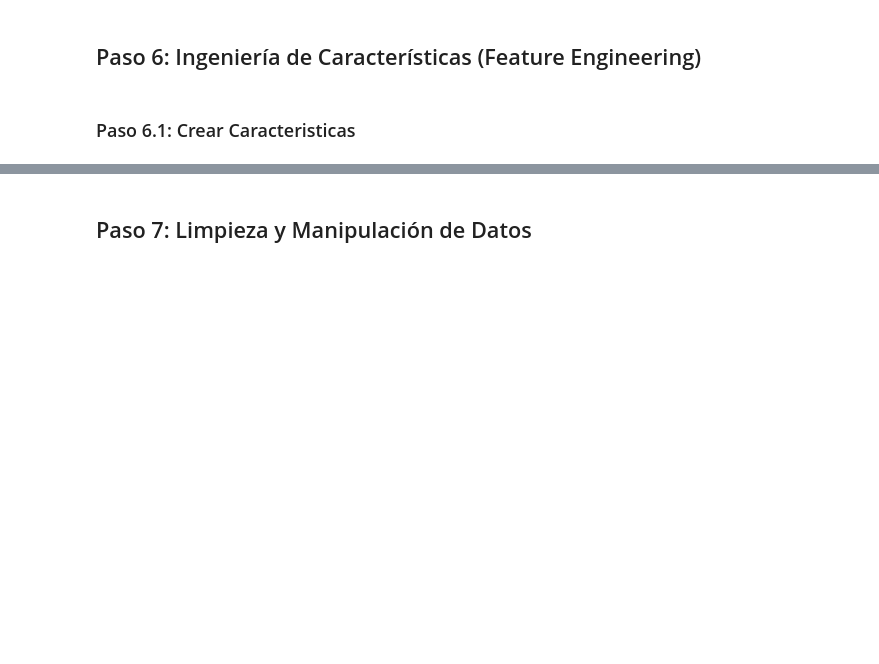
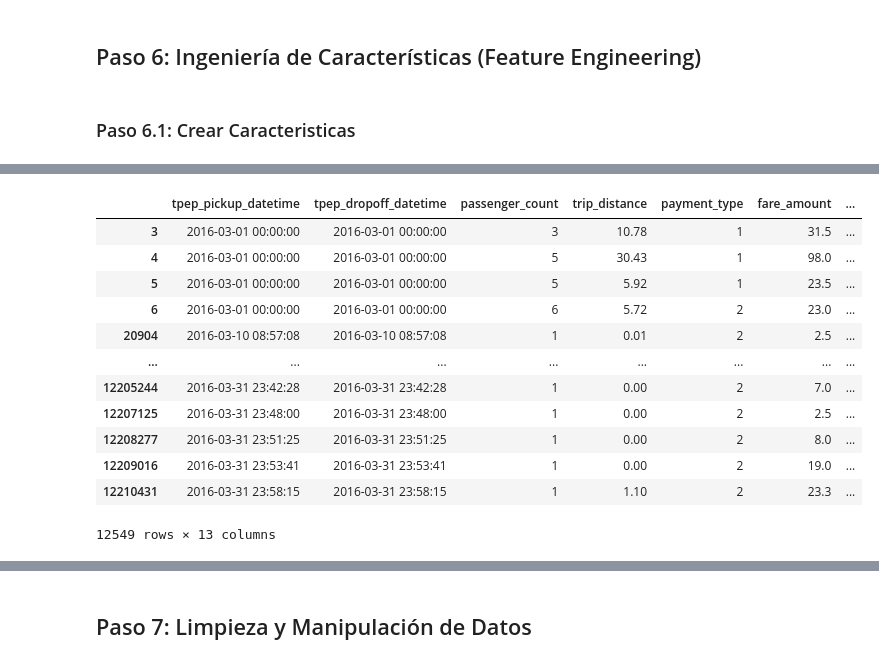
Before and after one commit to BlueAutomata/nyc-yellow-taxi, a Jupyter notebook: notebooks/NYC_Yellow_Taxi.ipynb, the cells around one changed output, grey strips where cells are left out. Drawn from its saved outputs; the diff is of its cells as text; code cells hidden in the pictures; blank space fills up the shorter version.

```diff
--- a/notebooks/NYC_Yellow_Taxi.ipynb
+++ b/notebooks/NYC_Yellow_Taxi.ipynb
@@ -46,4 +59,4 @@ Files moved to: C:\Users\guill\Documents\GitHub\nyc-yellow-taxi\data
 # %%
-df = pd.read_csv(f"/content/drive/MyDrive/Predictive_Statistical_Models/yellow_tripdata_2016-03.csv")
+df = pd.read_csv(f"../data/yellow_tripdata_2016-03.csv")
 # %%
 df.shape
@@ -100,7 +181,7 @@ missing_data
 # %% [markdown]
 ## Paso 5:  Reducción de Datos
 # %%
-data = df.drop(columns=["VendorID", "RatecodeID", "store_and_fwd_flag", "pickup_longitude", "pickup_latitude", "dropoff_longitude", "dropoff_latitude"])
+data = df.drop(columns=["VendorID", "RatecodeID", "store_and_fwd_flag", "pickup_longitude", "pickup_latitude", "dropoff_longitude", "dropoff_latitude", "mta_tax"])
 # %% [markdown]
 ## Paso 6: Ingeniería de Características (Feature Engineering)
 # %% [markdown]
@@ -121,0 +217,17 @@ data.head()
+# %%
+data.loc[data['trip_duration_minutes'] <= 0, 'trip_duration_minutes'] = 0
+data[0 >= data['trip_duration_minutes']]
+# %% [output]
+|  | tpep_pickup_datetime | tpep_dropoff_datetime | passenger_count | trip_distance | payment_type | fare_amount | ... |
+| 3 | 2016-03-01 00:00:00 | 2016-03-01 00:00:00 | 3 | 10.78 | 1 | 31.5 | ... |
+| 4 | 2016-03-01 00:00:00 | 2016-03-01 00:00:00 | 5 | 30.43 | 1 | 98.0 | ... |
+| 5 | 2016-03-01 00:00:00 | 2016-03-01 00:00:00 | 5 | 5.92 | 1 | 23.5 | ... |
+| 6 | 2016-03-01 00:00:00 | 2016-03-01 00:00:00 | 6 | 5.72 | 2 | 23.0 | ... |
+| 20904 | 2016-03-10 08:57:08 | 2016-03-10 08:57:08 | 1 | 0.01 | 2 | 2.5 | ... |
+| ... | ... | ... | ... | ... | ... | ... | ... |
+| 12205244 | 2016-03-31 23:42:28 | 2016-03-31 23:42:28 | 1 | 0.00 | 2 | 7.0 | ... |
+| 12207125 | 2016-03-31 23:48:00 | 2016-03-31 23:48:00 | 1 | 0.00 | 2 | 2.5 | ... |
+| 12208277 | 2016-03-31 23:51:25 | 2016-03-31 23:51:25 | 1 | 0.00 | 2 | 8.0 | ... |
+| 12209016 | 2016-03-31 23:53:41 | 2016-03-31 23:53:41 | 1 | 0.00 | 2 | 19.0 | ... |
+| 12210431 | 2016-03-31 23:58:15 | 2016-03-31 23:58:15 | 1 | 1.10 | 2 | 23.3 | ... |
+12549 rows × 13 columns
```
Also changed, not shown: parts of 41 cells of this notebook, 3 other files.
